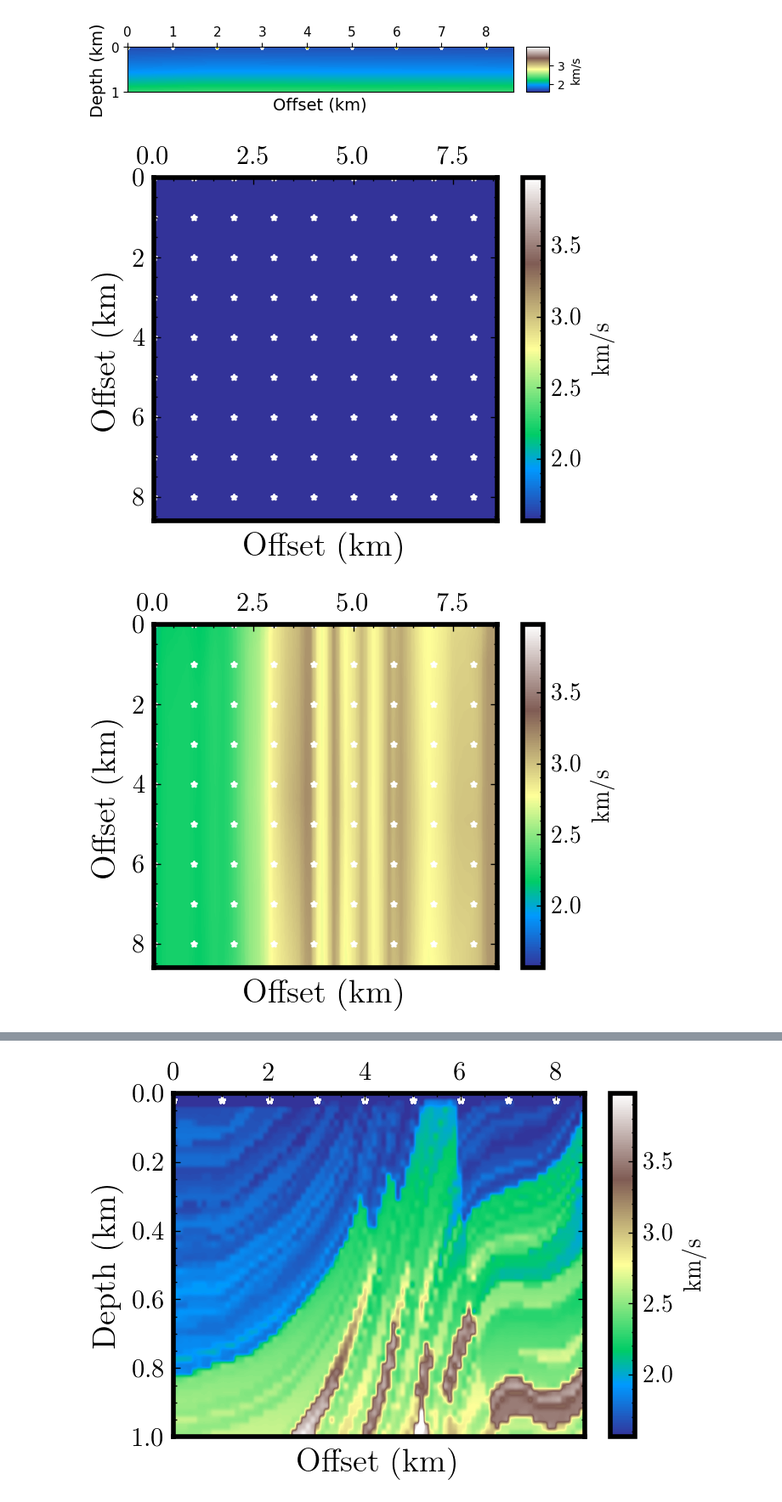
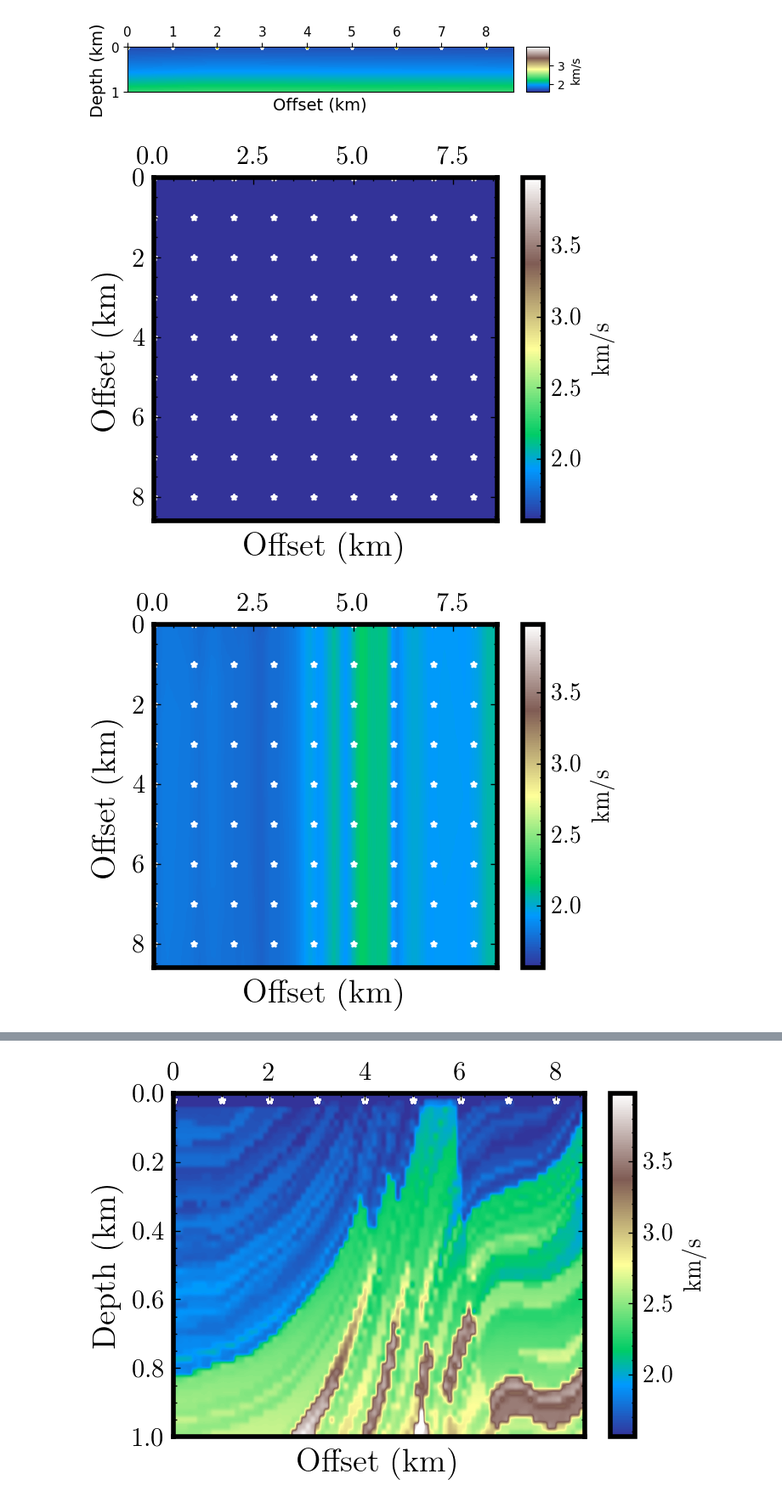
Before and after one commit to hatsyim/hcpinnseikonal, a Jupyter notebook: notebooks/Example-2-marmousi-fine-shot010.ipynb, the cells around one changed output, grey strips where cells are left out. Shown at 85% size. Saved outputs shown, nothing was run; the diff lists cells and outputs as text; code cells hidden in the pictures.

```diff
--- a/notebooks/Example-2-marmousi-fine-shot010.ipynb
+++ b/notebooks/Example-2-marmousi-fine-shot010.ipynb
@@ -115,7 +115,7 @@ if args.use_wandb=='y':
     wandb.run.log_code(".")
     wandb_dir = wandb.run.dir
 else:
-    args.save_folder='../saves/saves_marmFine3d'
+    args.save_folder='/home/taufikmh/temp_files/EAGE_2023/saves_marmFine3d'
     from pathlib import Path
     Path(args.save_folder).mkdir(parents=True, exist_ok=True)
     wandb_dir = args.save_folder
@@ -861,17 +870,17 @@ for i in range(len(id_sou)):
 for i in range(0,len(id_sou),len(id_sou)//3):
     # ZX plane after
     print(i,x[np.where(x==X[:,:,:,0].reshape(-1)[id_sou[i]])[0][0]])
-    plot_section(Td_hc.reshape(X.shape)[:,np.where(y==Y[:,:,:,i].reshape(-1)[id_sou[i]])[0][0],:,i], 'T_data3d_zx.png', save_dir=wandb_dir, aspect='equal',
+    plot_section(Td_hc.reshape(X.shape)[:,np.where(y==Y[:,:,:,i].reshape(-1)[id_sou[i]])[0][0],:,i], 'T_data3d_zx.pdf', save_dir=wandb_dir, aspect='equal',
                  xmin=xmin, xmax=xmax, zmin=zmin, zmax=zmax,
                  sx=X[:,:,:,i].reshape(-1)[id_sou],sz=Z[:,:,:,i].reshape(-1)[id_sou],rx=X[:,:,:,i].reshape(-1)[id_rec],rz=Z[:,:,:,i].reshape(-1)[id_rec])
 
     # XY plane
-    plot_section(Td_hc.reshape(X.shape)[args.zid_source,:,:,i], 'T_data3d_xy.png', save_dir=wandb_dir, aspect='equal',
+    plot_section(Td_hc.reshape(X.shape)[args.zid_source,:,:,i], 'T_data3d_xy.pdf', save_dir=wandb_dir, aspect='equal',
                  xmin=xmin, xmax=xmax, zmin=xmin, zmax=xmax,
                  sx=X[:,:,:,i].reshape(-1)[id_sou],sz=Y[:,:,:,i].reshape(-1)[id_sou],rx=X[:,:,:,i].reshape(-1)[id_rec],rz=Y[:,:,:,i].reshape(-1)[id_rec])
 
     # ZY plane
-    plot_section(Td_hc.reshape(X.shape)[:,:,np.where(x==X[:,:,:,i].reshape(-1)[id_sou[i]])[0][0],i], 'T_data3d_zy.png', save_dir=wandb_dir, aspect='equal',
+    plot_section(Td_hc.reshape(X.shape)[:,:,np.where(x==X[:,:,:,i].reshape(-1)[id_sou[i]])[0][0],i], 'T_data3d_zy.pdf', save_dir=wandb_dir, aspect='equal',
                  xmin=xmin, xmax=xmax, zmin=zmin, zmax=zmax,
                  sx=Y[:,:,:,i].reshape(-1)[id_sou],sz=Z[:,:,:,i].reshape(-1)[id_sou],rx=Y[:,:,:,i].reshape(-1)[id_rec],rz=Z[:,:,:,i].reshape(-1)[id_rec])
 # %% [markdown]
@@ -1098,26 +1119,26 @@ def plot_depth(data, fig_name, data_type='km/s', vmin=None, vmax=None,
 
     if fig_name is not None:
         plt.savefig(os.path.join(save_dir, fig_name),
-                    format='png', bbox_inches="tight")
+                    format='pdf', bbox_inches="tight")
 # %%
 # XY plane
-i=45
-plot_depth(v_init.reshape(X.shape)[i,:,:,0], 'v_init_xy_z_'+str(round(z[i], 2))+'.png', vmin=np.nanmin(velmodel)+0.1,
+i=15
+plot_depth(v_init.reshape(X.shape)[i,:,:,0], 'v_init_xy_z_'+str(round(z[i], 2))+'.pdf', vmin=np.nanmin(velmodel)+0.1,
              vmax=np.nanmax(velmodel)-0.5, save_dir=wandb_dir, aspect='equal',
              xmin=xmin, xmax=xmax, zmin=xmin, zmax=xmax,
              sx=X[:,:,:,0].reshape(-1)[id_sou],sz=Y[:,:,:,0].reshape(-1)[id_sou])
 
 # XY plane
-plot_depth(v_pred.reshape(X.shape)[i,:,:,0], 'v_pred_xy_z_'+str(round(z[i], 2))+'.png', vmin=np.nanmin(velmodel)+0.1,
+plot_depth(v_pred.reshape(X.shape)[i,:,:,0], 'v_pred_xy_z_'+str(round(z[i], 2))+'.pdf', vmin=np.nanmin(velmodel)+0.1,
              vmax=np.nanmax(velmodel)-0.5, save_dir=wandb_dir, aspect='equal',
              xmin=xmin, xmax=xmax, zmin=xmin, zmax=xmax,
              sx=X[:,:,:,0].reshape(-1)[id_sou],sz=Y[:,:,:,0].reshape(-1)[id_sou])
 
 # XY plane
-plot_depth(vel3d[i,:,:], 'v_true_xy_z_'+str(round(z[i], 2))+'.png', vmin=np.nanmin(velmodel)+0.1,
+plot_depth(vel3d[i,:,:], 'v_true_xy_z_'+str(round(z[i], 2))+'.pdf', vmin=np.nanmin(velmodel)+0.1,
              vmax=np.nanmax(velmodel)-0.5, save_dir=wandb_dir, aspect='equal',
              xmin=xmin, xmax=xmax, zmin=xmin, zmax=xmax,
              sx=X[:,:,:,0].reshape(-1)[id_sou],sz=Y[:,:,:,0].reshape(-1)[id_sou])
 # %% [output]
 [figure]
-[figure, old version]
+[figure, new version]
```
Also changed, not shown: parts of 15 cells of this notebook, 24 other files.
